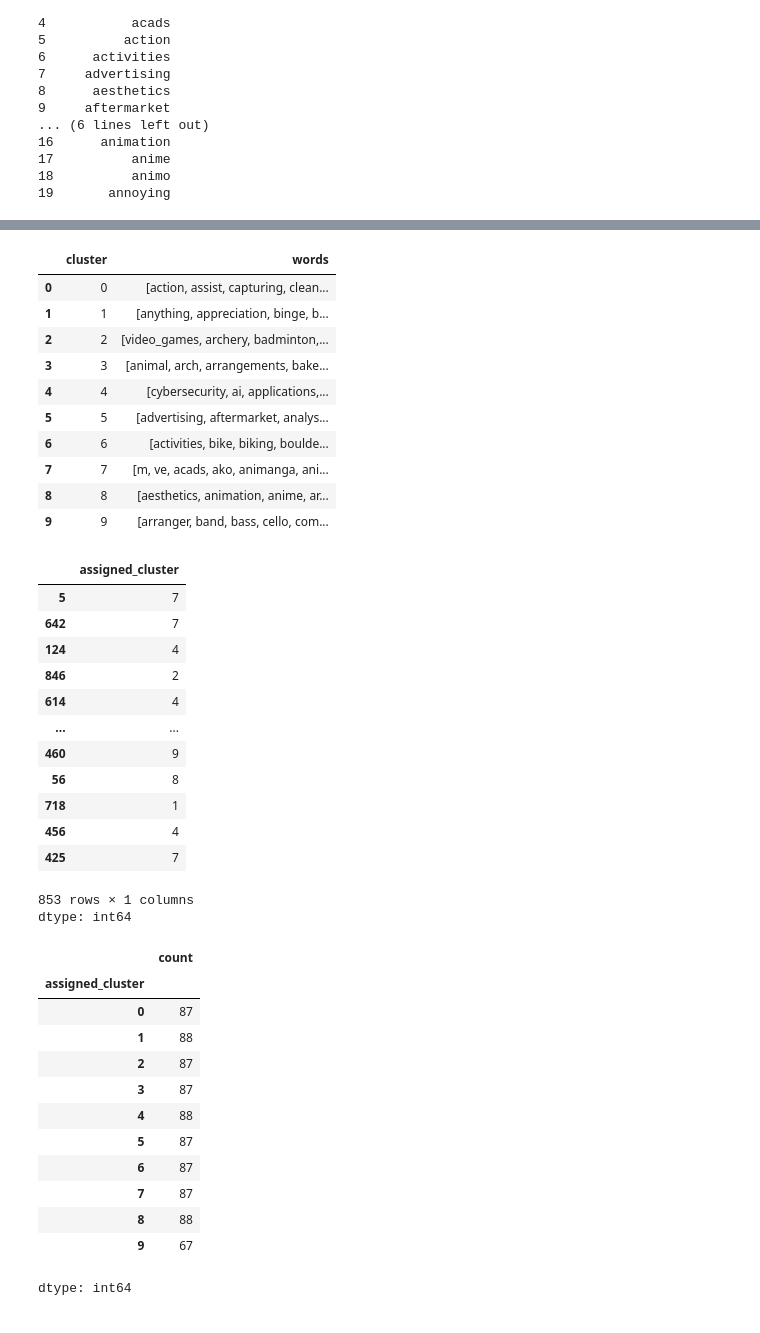
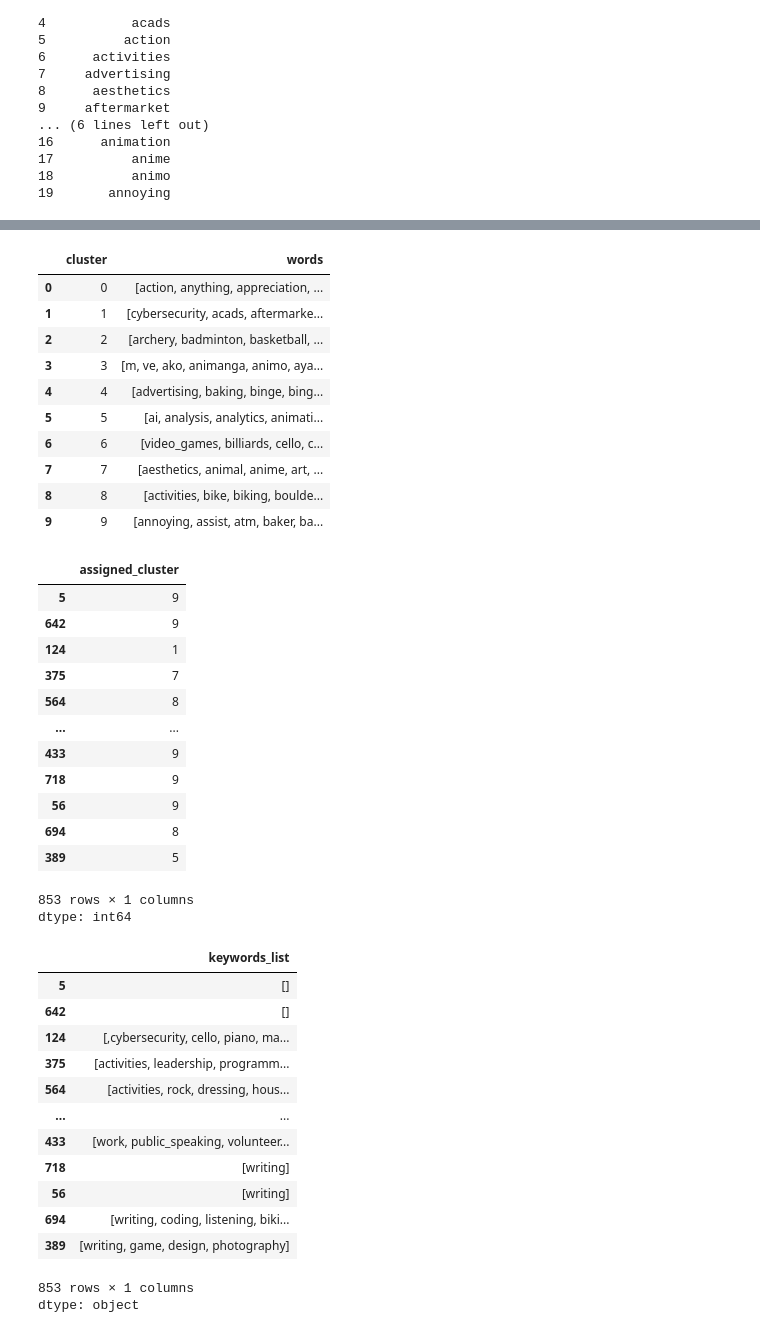
Before and after one commit to mbchavez27/members-house-clustering, a Jupyter notebook: main.ipynb, the cells around one changed output, grey strips where cells are left out. Saved outputs shown, nothing was run; the diff lists cells and outputs as text; code cells hidden in the pictures.

Commit message:
fix: changed different model all-mpnet-base-v2 for more accurate sentence transforming

```diff
--- a/main.ipynb
+++ b/main.ipynb
@@ -311,7 +311,7 @@ Steps performed:
 5. Display sorted keywords and cluster counts.
 """))
 
-model = SentenceTransformer("all-MiniLM-L6-v2")
+model = SentenceTransformer("all-mpnet-base-v2")
 
 # Get embeddings for words
 embeddings = model.encode(keywords_df["keywords_list"].tolist(), convert_to_tensor=False)
@@ -363,16 +363,16 @@ clustered_df = (
 clustered_df
 # %% [output]
 |  | cluster | words |
-| 0 | 0 | [action, assist, capturing, clean... |
-| 1 | 1 | [anything, appreciation, binge, b... |
-| 2 | 2 | [video_games, archery, badminton,... |
-| 3 | 3 | [animal, arch, arrangements, bake... |
-| 4 | 4 | [cybersecurity, ai, applications,... |
-| 5 | 5 | [advertising, aftermarket, analys... |
-| 6 | 6 | [activities, bike, biking, boulde... |
-| 7 | 7 | [m, ve, acads, ako, animanga, ani... |
-| 8 | 8 | [aesthetics, animation, anime, ar... |
-| 9 | 9 | [arranger, band, bass, cello, com... |
+| 0 | 0 | [action, anything, appreciation, ... |
+| 1 | 1 | [cybersecurity, acads, aftermarke... |
+| 2 | 2 | [archery, badminton, basketball, ... |
+| 3 | 3 | [m, ve, ako, animanga, animo, aya... |
+| 4 | 4 | [advertising, baking, binge, bing... |
+| 5 | 5 | [ai, analysis, analytics, animati... |
+| 6 | 6 | [video_games, billiards, cello, c... |
+| 7 | 7 | [aesthetics, animal, anime, art, ... |
+| 8 | 8 | [activities, bike, biking, boulde... |
+| 9 | 9 | [annoying, assist, atm, baker, ba... |
 # %%
 n_clusters = kmeans.n_clusters
 n_members = len(lscs_sorted)
@@ -420,32 +420,33 @@ lscs_sorted["assigned_cluster"] = assigned
 lscs_sorted["assigned_cluster"]
 # %% [output]
 |  | assigned_cluster |
-| 5 | 7 |
-| 642 | 7 |
-| 124 | 4 |
-| 846 | 2 |
-| 614 | 4 |
+| 5 | 9 |
+| 642 | 9 |
+| 124 | 1 |
+| 375 | 7 |
+| 564 | 8 |
 | ... | ... |
-| 460 | 9 |
-| 56 | 8 |
-| 718 | 1 |
-| 456 | 4 |
-| 425 | 7 |
+| 433 | 9 |
+| 718 | 9 |
+| 56 | 9 |
+| 694 | 8 |
+| 389 | 5 |
 853 rows × 1 columns
 dtype: int64
 # %%
-lscs_sorted["assigned_cluster"].value_counts().sort_index()
+lscs_sorted["keywords_list"]
 # %% [output]
-|  | count |
-| assigned_cluster |  |
-| 0 | 87 |
-| 1 | 88 |
-| 2 | 87 |
-| 3 | 87 |
-| 4 | 88 |
-| 5 | 87 |
-| 6 | 87 |
-| 7 | 87 |
-| 8 | 88 |
-| 9 | 67 |
+|  | keywords_list |
+| 5 | [] |
+| 642 | [] |
+| 124 | [,cybersecurity, cello, piano, ma... |
+| 375 | [activities, leadership, programm... |
+| 564 | [activities, rock, dressing, hous... |
+| ... | ... |
+| 433 | [work, public_speaking, volunteer... |
+| 718 | [writing] |
+| 56 | [writing] |
+| 694 | [writing, coding, listening, biki... |
+| 389 | [writing, game, design, photography] |
-dtype: int64
+853 rows × 1 columns
+dtype: object
```
Also changed, not shown: parts of 2 cells of this notebook.
